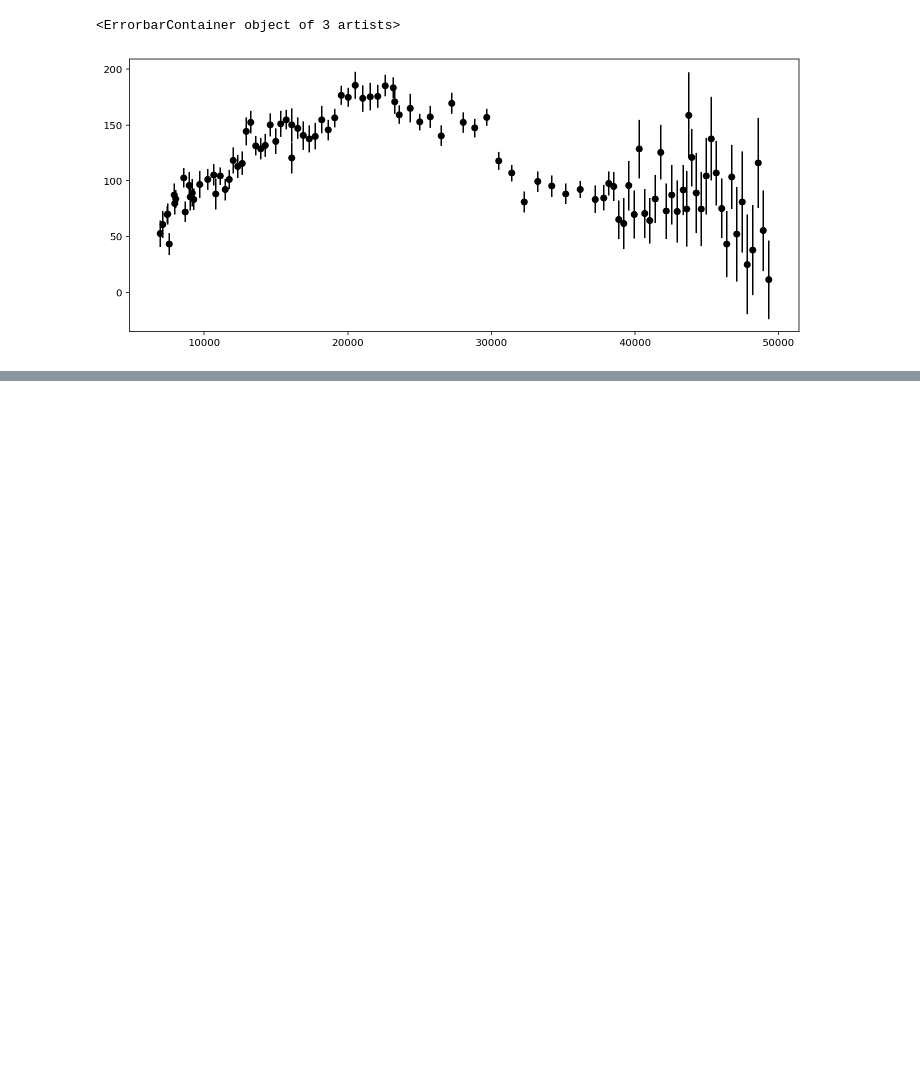
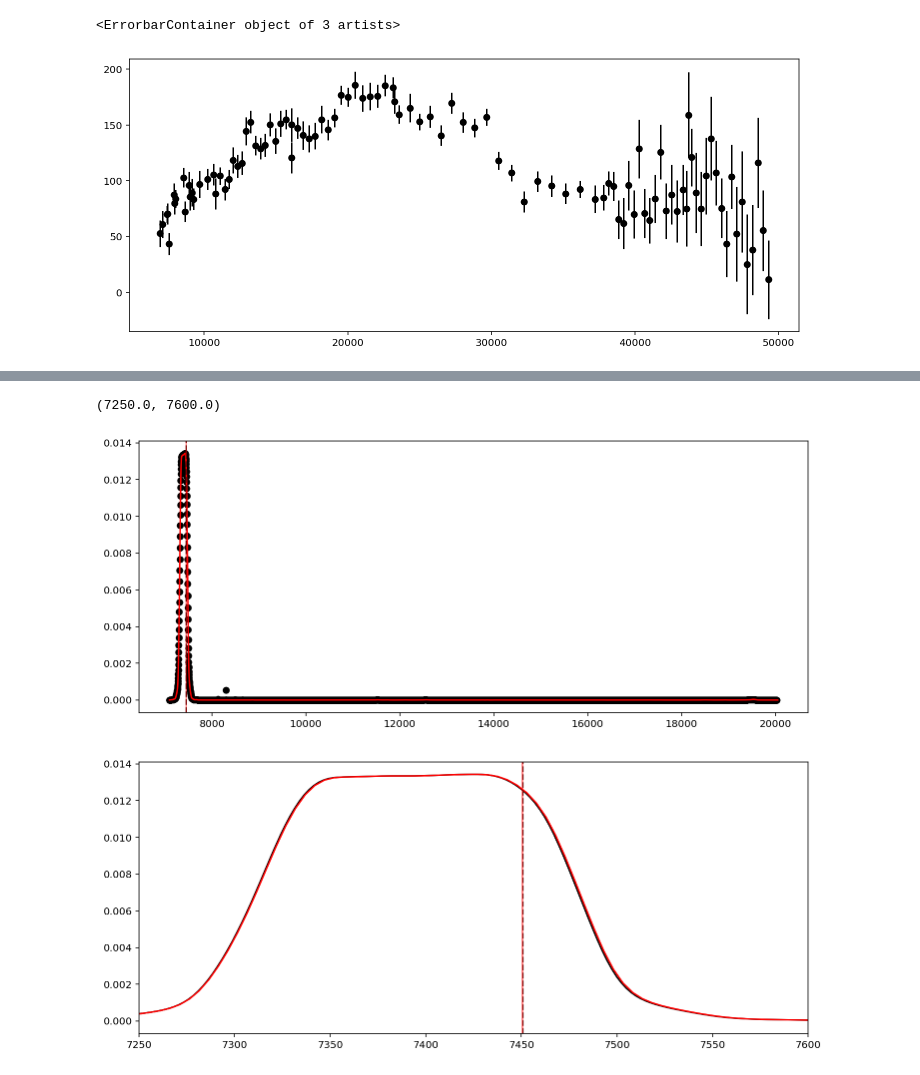
Before and after one commit to hbahk/spherex-challenge, a Jupyter notebook: challenge/combine_spherex_phot.ipynb, the cells around one changed output, grey strips where cells are left out. Saved outputs shown, nothing was run; the diff lists cells and outputs as text; code cells hidden in the pictures; blank space fills up the shorter version.

```diff
--- a/challenge/combine_spherex_phot.ipynb
+++ b/challenge/combine_spherex_phot.ipynb
@@ -127,0 +149,19 @@ for filt in filters[:3]:
+# %%
+# wave_resample = np.arange(np.min(filt.wave), np.max(filt.wave), 4.)
+thru_resample, wave_resample = signal.resample(thru_med, len(filt.wave)//2, t=filt.wave)
+my_piv_resample = np.sqrt(np.trapz(thru_resample*wave_resample,wave_resample)/np.trapz(thru_resample/wave_resample,wave_resample))
+fig, ax = plt.subplots(1, 1, figsize=(12, 5))
+ax.plot(filt.wave, filt.throughput, 'ok', label='original')
+ax.plot(wave_resample, thru_resample, 'r', label='resampled')
+ax.axvline(filt.pivot, color='k', ls='--')
+ax.axvline(my_piv_resample, color='r', ls='-', alpha=0.5)
+fig, ax = plt.subplots(1, 1, figsize=(12, 5))
+ax.plot(filt.wave, filt.throughput, 'k', label='original')
+ax.plot(wave_resample, thru_resample, 'r', label='resampled')
+ax.axvline(filt.pivot, color='k', ls='--')
+ax.axvline(my_piv_resample, color='r', ls='-', alpha=0.5)
+ax.set_xlim(7250, 7600)
+# %% [output]
+(7250.0, 7600.0)
+[figure, added]
+[figure, added]
```
Also changed, not shown: parts of 13 cells of this notebook, 2 other files.
